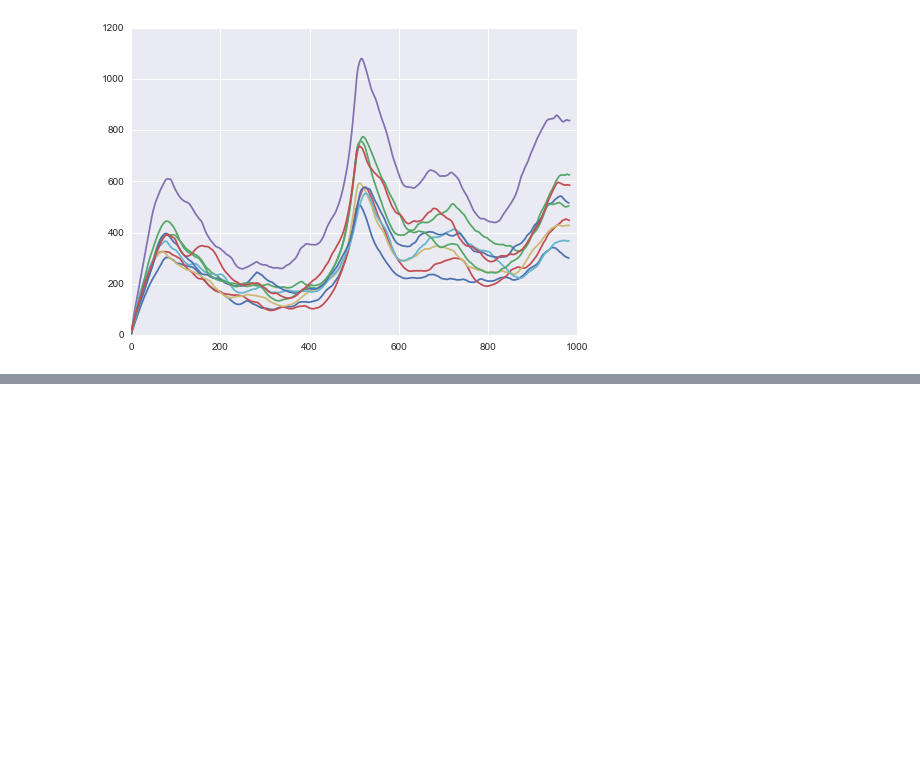
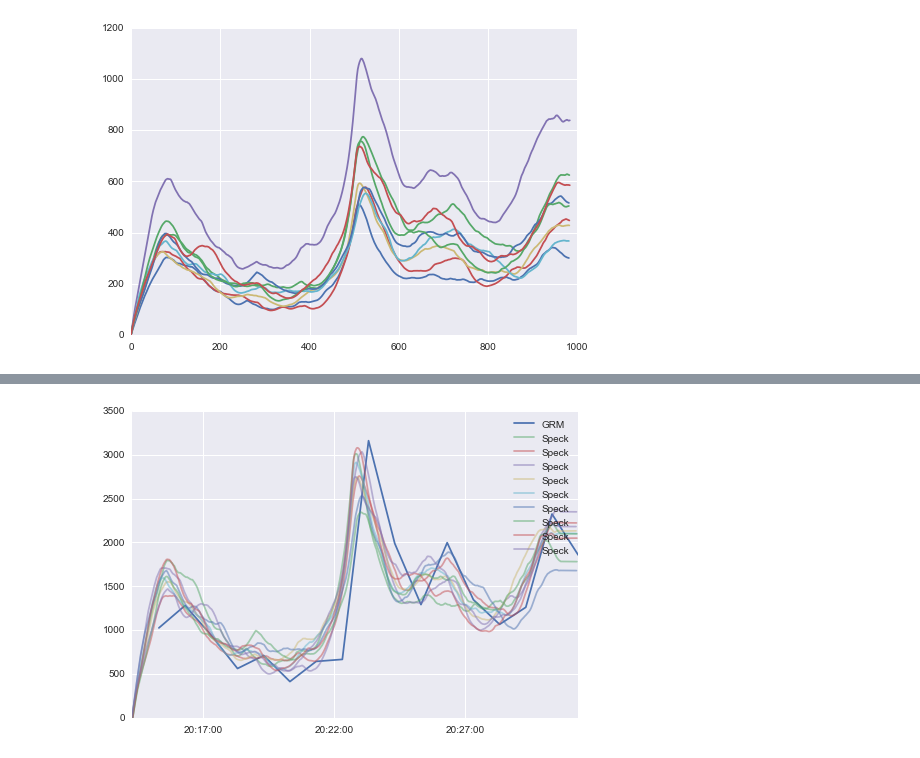
Before and after one commit to CMU-CREATE-Lab/speck-ml, a Jupyter notebook: Calibration Learning.ipynb, the cells around one changed output, grey strips where cells are left out. Drawn from its saved outputs; the diff is of its cells as text; code cells hidden in the pictures; blank space fills up the shorter version.

```diff
--- a/Calibration Learning.ipynb
+++ b/Calibration Learning.ipynb
@@ -60,0 +61,18 @@ plt.legend()
+# %%
+def test_folder(folder, time_offset=3600):
+    grimm = load_grimm(folder)
+    specks = load_specks(path.join(folder,'data'), time_offset=time_offset)
+
+    scales = [get_scale(speck, grimm) for speck in specks]
+
+    ax = plt.subplot(111)
+    ax.plot(grimm.index, grimm[u'2.0um'], label='GRM')
+
+    for scale, speck in zip(scales, specks):
+        ax.plot(speck.index, speck.filtered*scale, alpha=0.5, label='Speck')
+
+    plt.legend()
+# %%
+test_folder('data/090915B')
+# %% [output]
+[figure, added]
```
Also changed, not shown: parts of 13 cells of this notebook.
